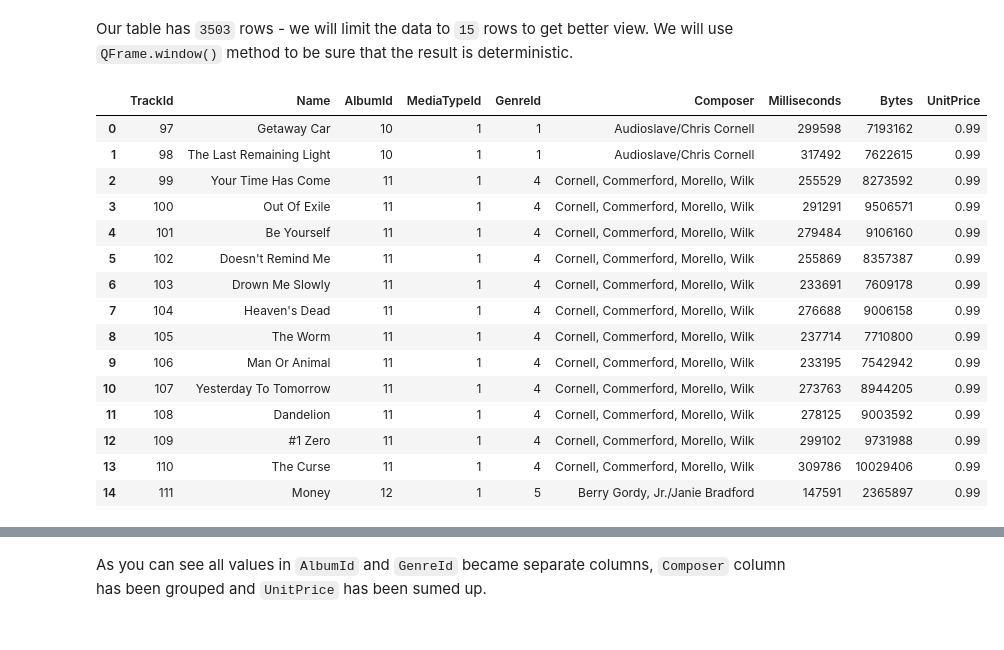
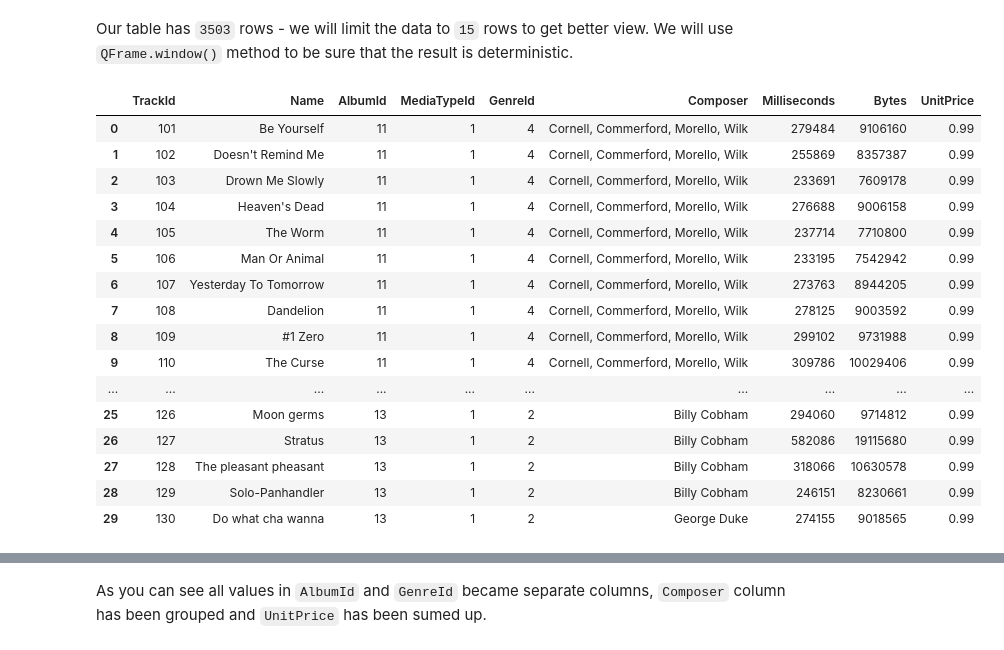
Before and after one commit to bing9/grizly, a Jupyter notebook: docs/source/content/api/qframe.ipynb, the cells around one changed output, grey strips where cells are left out. Saved outputs shown, nothing was run; the diff lists cells and outputs as text; code cells hidden in the pictures.

```diff
--- a/docs/source/content/api/qframe.ipynb
+++ b/docs/source/content/api/qframe.ipynb
@@ -258,7 +255,7 @@ from grizly import join
 # %% [markdown]
 We will be using `Chinook.sqlite` to visualize data.
 # %%
-engine_string = "sqlite:///" + get_path("grizly_dev", "tests", "Chinook.sqlite")
+dsn_sqlite = get_path("grizly_dev", "tests", "Chinook.sqlite")
 # %% [markdown]
 ### Simple join
 # %% [markdown]
@@ -437,5 +430,5 @@ engine_string = "sqlite:///" + get_path("grizly_dev", "tests", "Chinook.sqlite")
 # %%
-qf = QFrame(engine=engine_string, db="sqlite").from_table(table="Track")
+qf = QFrame(dsn=dsn_sqlite, db="sqlite", dialect="mysql").from_table(table="Track")
 
 len(qf)
 # %% [output]
@@ -443,25 +436,26 @@ len(qf)
 # %% [markdown]
 Our table has `3503` rows - we will limit the data to `15` rows to get better view. We will use `QFrame.window()` method to be sure that the result is deterministic.
 # %%
-qf.window(offset=96, limit=15, order_by=["TrackId"])
+qf.window(offset=100, limit=30, order_by=["TrackId"])
 qf.to_df()
 # %% [output]
 |  | TrackId | Name | AlbumId | MediaTypeId | GenreId | Composer | Milliseconds | Bytes | UnitPrice |
-| 0 | 97 | Getaway Car | 10 | 1 | 1 | Audioslave/Chris Cornell | 299598 | 7193162 | 0.99 |
-| 1 | 98 | The Last Remaining Light | 10 | 1 | 1 | Audioslave/Chris Cornell | 317492 | 7622615 | 0.99 |
-| 2 | 99 | Your Time Has Come | 11 | 1 | 4 | Cornell, Commerford, Morello, Wilk | 255529 | 8273592 | 0.99 |
-| 3 | 100 | Out Of Exile | 11 | 1 | 4 | Cornell, Commerford, Morello, Wilk | 291291 | 9506571 | 0.99 |
-| 4 | 101 | Be Yourself | 11 | 1 | 4 | Cornell, Commerford, Morello, Wilk | 279484 | 9106160 | 0.99 |
-| 5 | 102 | Doesn't Remind Me | 11 | 1 | 4 | Cornell, Commerford, Morello, Wilk | 255869 | 8357387 | 0.99 |
-| 6 | 103 | Drown Me Slowly | 11 | 1 | 4 | Cornell, Commerford, Morello, Wilk | 233691 | 7609178 | 0.99 |
-| 7 | 104 | Heaven's Dead | 11 | 1 | 4 | Cornell, Commerford, Morello, Wilk | 276688 | 9006158 | 0.99 |
-| 8 | 105 | The Worm | 11 | 1 | 4 | Cornell, Commerford, Morello, Wilk | 237714 | 7710800 | 0.99 |
-| 9 | 106 | Man Or Animal | 11 | 1 | 4 | Cornell, Commerford, Morello, Wilk | 233195 | 7542942 | 0.99 |
-| 10 | 107 | Yesterday To Tomorrow | 11 | 1 | 4 | Cornell, Commerford, Morello, Wilk | 273763 | 8944205 | 0.99 |
-| 11 | 108 | Dandelion | 11 | 1 | 4 | Cornell, Commerford, Morello, Wilk | 278125 | 9003592 | 0.99 |
-| 12 | 109 | #1 Zero | 11 | 1 | 4 | Cornell, Commerford, Morello, Wilk | 299102 | 9731988 | 0.99 |
-| 13 | 110 | The Curse | 11 | 1 | 4 | Cornell, Commerford, Morello, Wilk | 309786 | 10029406 | 0.99 |
-| 14 | 111 | Money | 12 | 1 | 5 | Berry Gordy, Jr./Janie Bradford | 147591 | 2365897 | 0.99 |
+| 0 | 101 | Be Yourself | 11 | 1 | 4 | Cornell, Commerford, Morello, Wilk | 279484 | 9106160 | 0.99 |
+| 1 | 102 | Doesn't Remind Me | 11 | 1 | 4 | Cornell, Commerford, Morello, Wilk | 255869 | 8357387 | 0.99 |
+| 2 | 103 | Drown Me Slowly | 11 | 1 | 4 | Cornell, Commerford, Morello, Wilk | 233691 | 7609178 | 0.99 |
+| 3 | 104 | Heaven's Dead | 11 | 1 | 4 | Cornell, Commerford, Morello, Wilk | 276688 | 9006158 | 0.99 |
+| 4 | 105 | The Worm | 11 | 1 | 4 | Cornell, Commerford, Morello, Wilk | 237714 | 7710800 | 0.99 |
+| 5 | 106 | Man Or Animal | 11 | 1 | 4 | Cornell, Commerford, Morello, Wilk | 233195 | 7542942 | 0.99 |
+| 6 | 107 | Yesterday To Tomorrow | 11 | 1 | 4 | Cornell, Commerford, Morello, Wilk | 273763 | 8944205 | 0.99 |
+| 7 | 108 | Dandelion | 11 | 1 | 4 | Cornell, Commerford, Morello, Wilk | 278125 | 9003592 | 0.99 |
+| 8 | 109 | #1 Zero | 11 | 1 | 4 | Cornell, Commerford, Morello, Wilk | 299102 | 9731988 | 0.99 |
+| 9 | 110 | The Curse | 11 | 1 | 4 | Cornell, Commerford, Morello, Wilk | 309786 | 10029406 | 0.99 |
+| ... | ... | ... | ... | ... | ... | ... | ... | ... | ... |
+| 25 | 126 | Moon germs | 13 | 1 | 2 | Billy Cobham | 294060 | 9714812 | 0.99 |
+| 26 | 127 | Stratus | 13 | 1 | 2 | Billy Cobham | 582086 | 19115680 | 0.99 |
+| 27 | 128 | The pleasant pheasant | 13 | 1 | 2 | Billy Cobham | 318066 | 10630578 | 0.99 |
+| 28 | 129 | Solo-Panhandler | 13 | 1 | 2 | Billy Cobham | 246151 | 8230661 | 0.99 |
+| 29 | 130 | Do what cha wanna | 13 | 1 | 2 | George Duke | 274155 | 9018565 | 0.99 |
 # %%
 qf.pivot(rows=["Composer"], columns=["AlbumId", "GenreId"], values="UnitPrice", aggtype="sum")
 qf.to_df()
```
Also changed, not shown: parts of 20 cells of this notebook, 5 other files.
